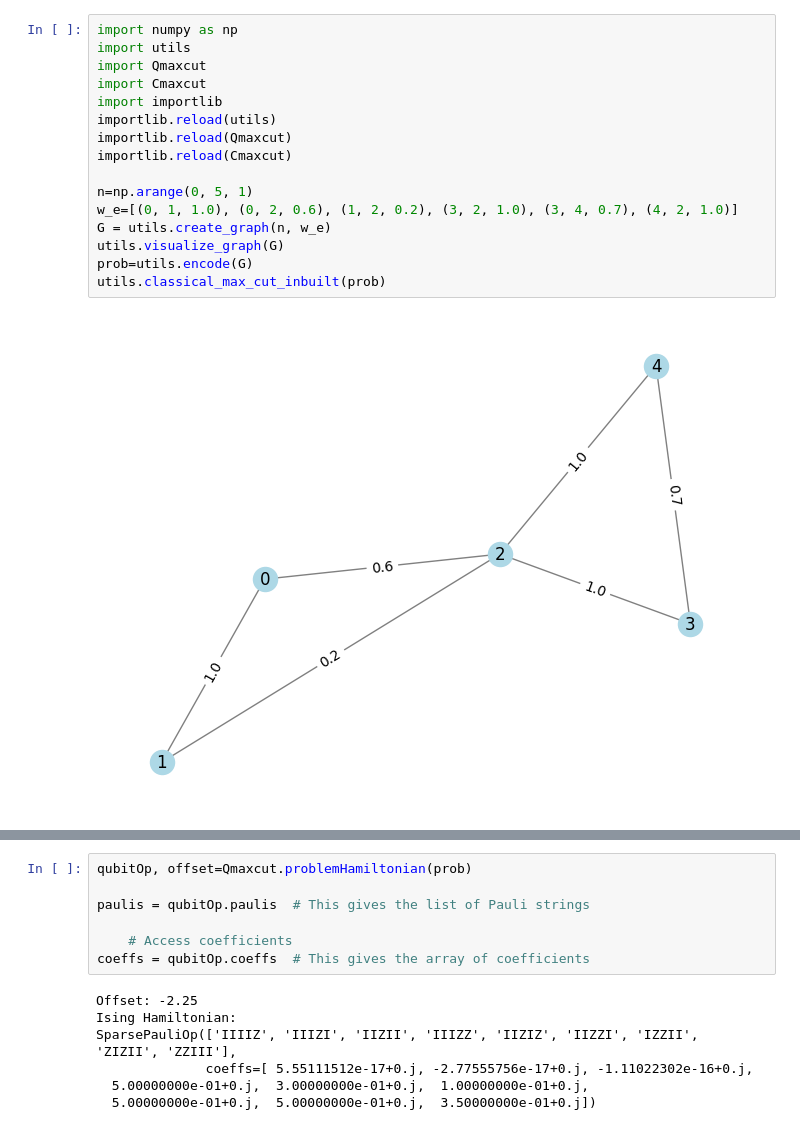
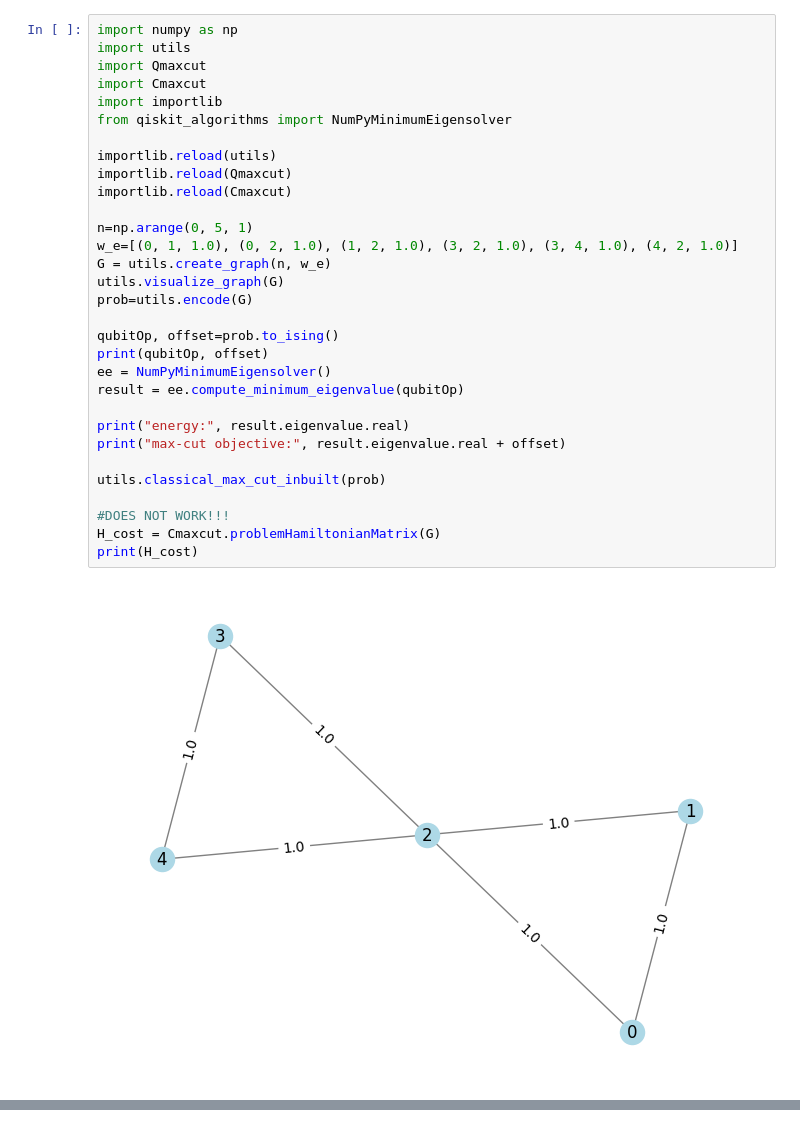
Before and after one commit to ylvasc/QRW, a Jupyter notebook: tests.ipynb, the cells around one changed output, grey strips where cells are left out. Saved outputs shown, nothing was run; the diff lists cells and outputs as text.

Commit message:
cost landscape function, more commenting, testing

```diff
--- a/tests.ipynb
+++ b/tests.ipynb
@@ -1,18 +1,33 @@
 # %%
 import numpy as np
 import utils
 import Qmaxcut
 import Cmaxcut
 import importlib
+from qiskit_algorithms import NumPyMinimumEigensolver
+
 importlib.reload(utils)
 importlib.reload(Qmaxcut)
 importlib.reload(Cmaxcut)
 
 n=np.arange(0, 5, 1)
-w_e=[(0, 1, 1.0), (0, 2, 0.6), (1, 2, 0.2), (3, 2, 1.0), (3, 4, 0.7), (4, 2, 1.0)]
+w_e=[(0, 1, 1.0), (0, 2, 1.0), (1, 2, 1.0), (3, 2, 1.0), (3, 4, 1.0), (4, 2, 1.0)]
 G = utils.create_graph(n, w_e)
 utils.visualize_graph(G)
 prob=utils.encode(G)
+
+qubitOp, offset=prob.to_ising()
+print(qubitOp, offset)
+ee = NumPyMinimumEigensolver()
+result = ee.compute_minimum_eigenvalue(qubitOp)
+
+print("energy:", result.eigenvalue.real)
+print("max-cut objective:", result.eigenvalue.real + offset)
+
 utils.classical_max_cut_inbuilt(prob)
+
+#DOES NOT WORK!!!
+H_cost = Cmaxcut.problemHamiltonianMatrix(G)
+print(H_cost)
 # %% [output]
-[figure, old version]
+[figure, new version]
@@ -39,14 +50,0 @@ status: SUCCESS
-# %%
-qubitOp, offset=Qmaxcut.problemHamiltonian(prob)
-
-paulis = qubitOp.paulis  # This gives the list of Pauli strings
-
-    # Access coefficients
-coeffs = qubitOp.coeffs  # This gives the array of coefficients
-# %% [output]
-Offset: -2.25
-Ising Hamiltonian:
-SparsePauliOp(['IIIIZ', 'IIIZI', 'IIZII', 'IIIZZ', 'IIZIZ', 'IIZZI', 'IZZII', 'ZIZII', 'ZZIII'],
-              coeffs=[ 5.55111512e-17+0.j, -2.77555756e-17+0.j, -1.11022302e-16+0.j,
-  5.00000000e-01+0.j,  3.00000000e-01+0.j,  1.00000000e-01+0.j,
-  5.00000000e-01+0.j,  5.00000000e-01+0.j,  3.50000000e-01+0.j])
```
Also changed, not shown: parts of 6 cells of this notebook, 2 other files.
